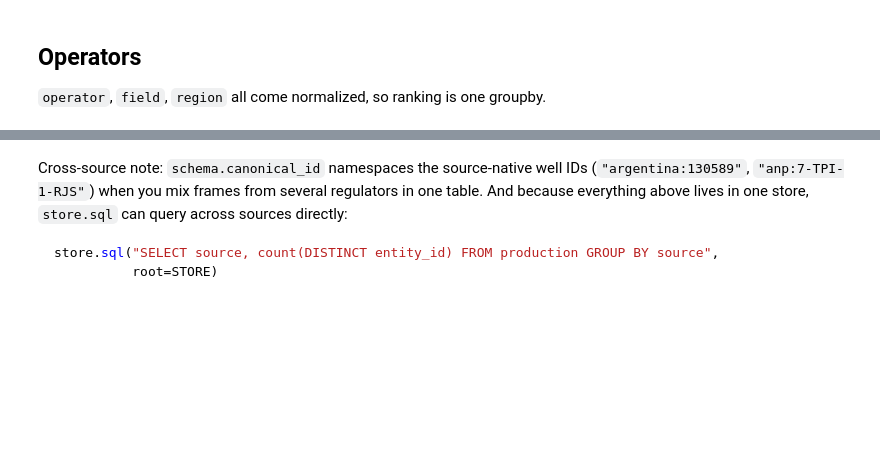
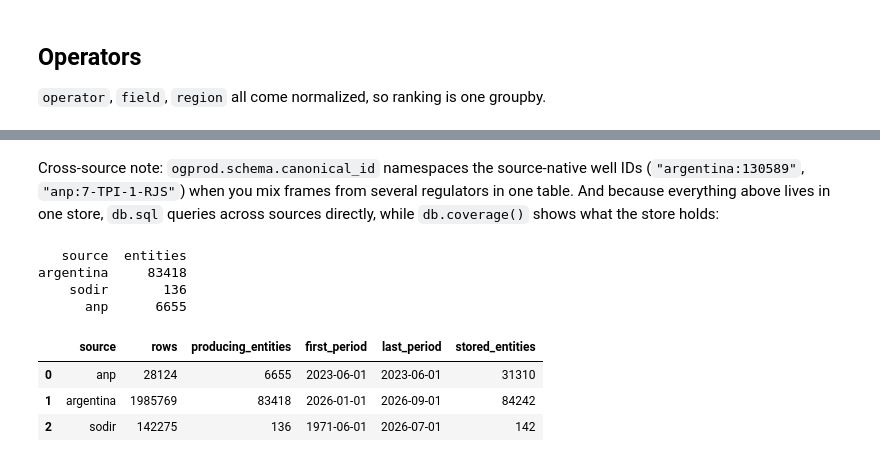
Before and after one commit to mralbu/ogprod, a Jupyter notebook: notebooks/03-argentina-vaca-muerta.ipynb, the cells around one changed output, grey strips where cells are left out. Drawn from its saved outputs; the diff is of its cells as text; code cells hidden in the pictures; blank space fills up the shorter version.

````diff
--- a/notebooks/03-argentina-vaca-muerta.ipynb
+++ b/notebooks/03-argentina-vaca-muerta.ipynb
@@ -115,10 +111,21 @@ fig.tight_layout()
 # %% [markdown]
-Cross-source note: `schema.canonical_id` namespaces the source-native well
-IDs (`"argentina:130589"`, `"anp:7-TPI-1-RJS"`) when you mix frames from
+Cross-source note: `ogprod.schema.canonical_id` namespaces the source-native
+well IDs (`"argentina:130589"`, `"anp:7-TPI-1-RJS"`) when you mix frames from
 several regulators in one table. And because everything above lives in one
-store, `store.sql` can query across sources directly:
-
-```python
-store.sql("SELECT source, count(DISTINCT entity_id) FROM production GROUP BY source",
-          root=STORE)
-```
+store, `db.sql` queries across sources directly, while `db.coverage()` shows
+what the store holds:
+# %%
+wells = db.sql(
+    "SELECT source, count(DISTINCT entity_id) AS entities FROM production GROUP BY source"
+)
+print(wells.to_string(index=False))
+db.coverage()
+# %% [output]
+   source  entities
+argentina     83418
+    sodir       136
+      anp      6655
+|  | source | rows | producing_entities | first_period | last_period | stored_entities |
+| 0 | anp | 28124 | 6655 | 2023-06-01 | 2023-06-01 | 31310 |
+| 1 | argentina | 1985769 | 83418 | 2026-01-01 | 2026-09-01 | 84242 |
+| 2 | sodir | 142275 | 136 | 1971-06-01 | 2026-07-01 | 142 |
````
Also changed, not shown: parts of 8 cells of this notebook, 28 other files.
